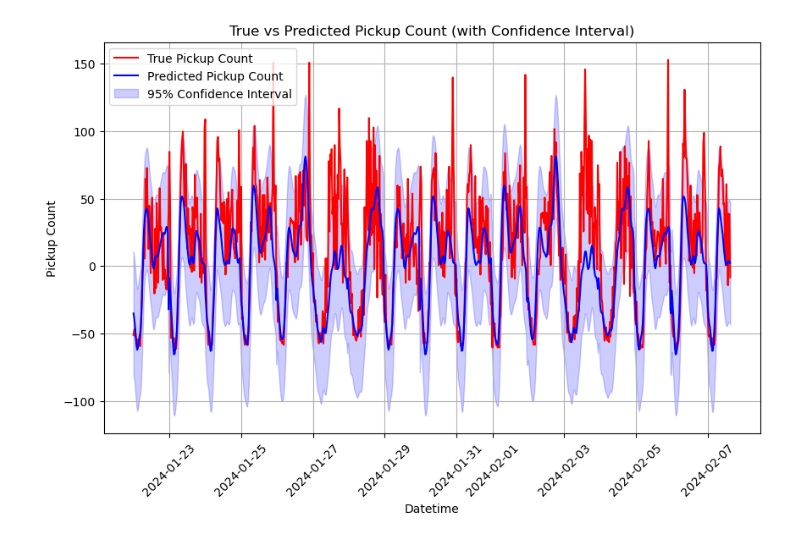
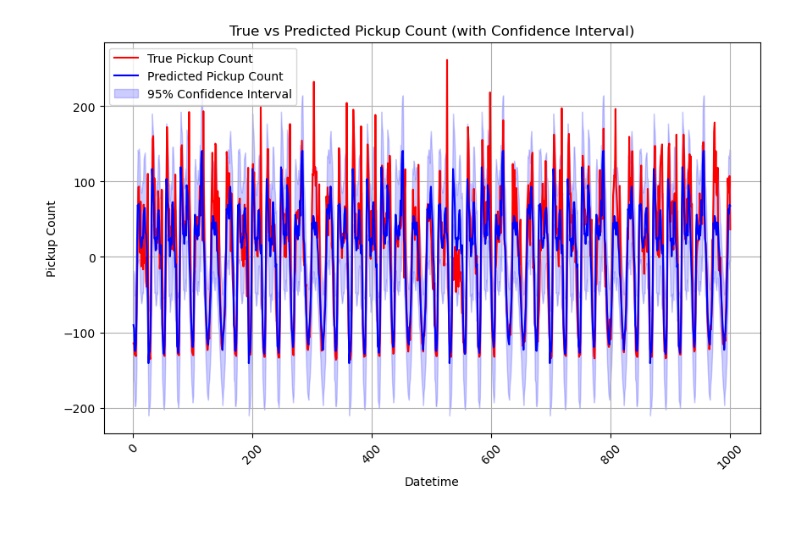
Before and after one commit to HarisNaveed17/predicting_taxi_fares, a Jupyter notebook: test_model.ipynb, the cells around one changed output. Saved outputs shown, nothing was run; the diff lists cells and outputs as text; code cells hidden in the pictures.

```diff
--- a/test_model.ipynb
+++ b/test_model.ipynb
@@ -38,14 +41,14 @@ train.head()
 # %%
+# Read data
 test = pd.read_csv('./processed_data/test.csv')
-test['tip_amount'] = test['tip_amount'].fillna(0)
 test['tpep_pickup_datetime'] = pd.to_datetime(test['tpep_pickup_datetime'])
+
+# Grab hour interval
+test['hour'] = test['tpep_pickup_datetime'].dt.hour
 test = test.set_index('tpep_pickup_datetime')
 
-test['interval'] = range(1, len(test) + 1)
-test['interval'] = test['interval'] % 48 # Get to 30 minute interval
-test['tpep_pickup_datetime'] = test.index
+# Add simple index after setting time index
 test['time_index'] = range(1, len(test) + 1)
-test = test[:800]
 test.head()
 # %% [output]
 |  | passenger_count | trip_distance | DOLocationID | fare_amount | total_amount | tip_amount | ... |
@@ -57,0 +106,4 @@ test.head()
+# %%
+## SHRINK SIZES IF NECESSARY
+train = train[:1000]
+test = test[:1000]
@@ -114,7 +200,11 @@ memory usage: 75.8 KB
 # %%
+# Features (X) - Including the new feature
+X_train = train[['hour', 'weekday']].values
+X_test = test[['hour', 'weekday']].values
+
 # Features (X) - All columns except 'pickup_count'
-X_train = train[['interval', 'weekday']].values
-X_test = test[['interval', 'weekday']].values
+#X_train = train[['hour', 'weekday']].values
+#X_test = test[['hour', 'weekday']].values
 
 # Target (y) - 'pickup_count'
 # Subtract the mean function (use training data)
@@ -123,7 +213,8 @@ y_train = train['pickup_count'].values - mean_func
 y_test = test['pickup_count'].values - mean_func
 
 # Scale features if necessary (important for GP models to avoid dominance of larger scale features)
-scaler = StandardScaler()
+## HERE
+scaler = MinMaxScaler()
 X_train = scaler.fit_transform(X_train)
 X_test = scaler.fit_transform(X_test)
 
@@ -147,11 +238,11 @@ X_train.shape, y_train.shape, X_test.shape, y_test.shape
 # - RBF for smooth trends
 # - ExpSineSquared for periodicity
 kernel = (
-    C(10.0, (1e-3, 1e3))  # Constant term to scale the entire kernel
-    * RBF(length_scale=1.0, length_scale_bounds=(1e-2, 1e2))  # Squared exponential
+   C(10.0, (1e-3, 1e3))  # Constant term to scale the entire kernel
+   * RBF(length_scale=1.0, length_scale_bounds=(1e-2, 1e2))  # Squared exponential
 
     + C(50.0, (1e-3, 1e3))  # Constant term for cosine scaling
-    * ExpSineSquared(length_scale=1.0, periodicity=336, periodicity_bounds=(1e-2, 1e2), length_scale_bounds=(1e-2, 1e2))  # Cosine
+    * ExpSineSquared(length_scale=1.0, periodicity=24, periodicity_bounds=(1e-2, 1e2), length_scale_bounds=(1e-2, 1e2))  # Cosine
 ## These two above work
 
     + WhiteKernel(noise_level=1.0, noise_level_bounds=(1e-05, 100000.0))
@@ -242,14 +332,14 @@ R²: 0.5110174094154972
 # %%
 plt.figure(figsize=(10, 6))
-plt.plot(test['tpep_pickup_datetime'], y_test, label='True Pickup Count', color='red')
-plt.plot(test['tpep_pickup_datetime'], y_pred, label='Predicted Pickup Count', color='blue')
-plt.fill_between(test['tpep_pickup_datetime'], y_pred - 1.96 * sigma, y_pred + 1.96 * sigma, color='blue', alpha=0.2, label='95% Confidence Interval')
+plt.plot(test['time_index'], y_test, label='True Pickup Count', color='red')
+plt.plot(test['time_index'], y_pred, label='Predicted Pickup Count', color='blue')
+plt.fill_between(test['time_index'], y_pred - 1.96 * sigma, y_pred + 1.96 * sigma, color='blue', alpha=0.2, label='95% Confidence Interval')
 plt.xlabel('Datetime')
 plt.ylabel('Pickup Count')
 plt.title('True vs Predicted Pickup Count (with Confidence Interval)')
 plt.legend()
 plt.xticks(rotation=45)
 plt.grid(True)
 plt.show()
 # %% [output]
-[figure, old version]
+[figure, new version]
```
Also changed, not shown: parts of 26 cells of this notebook, 1 other file.
